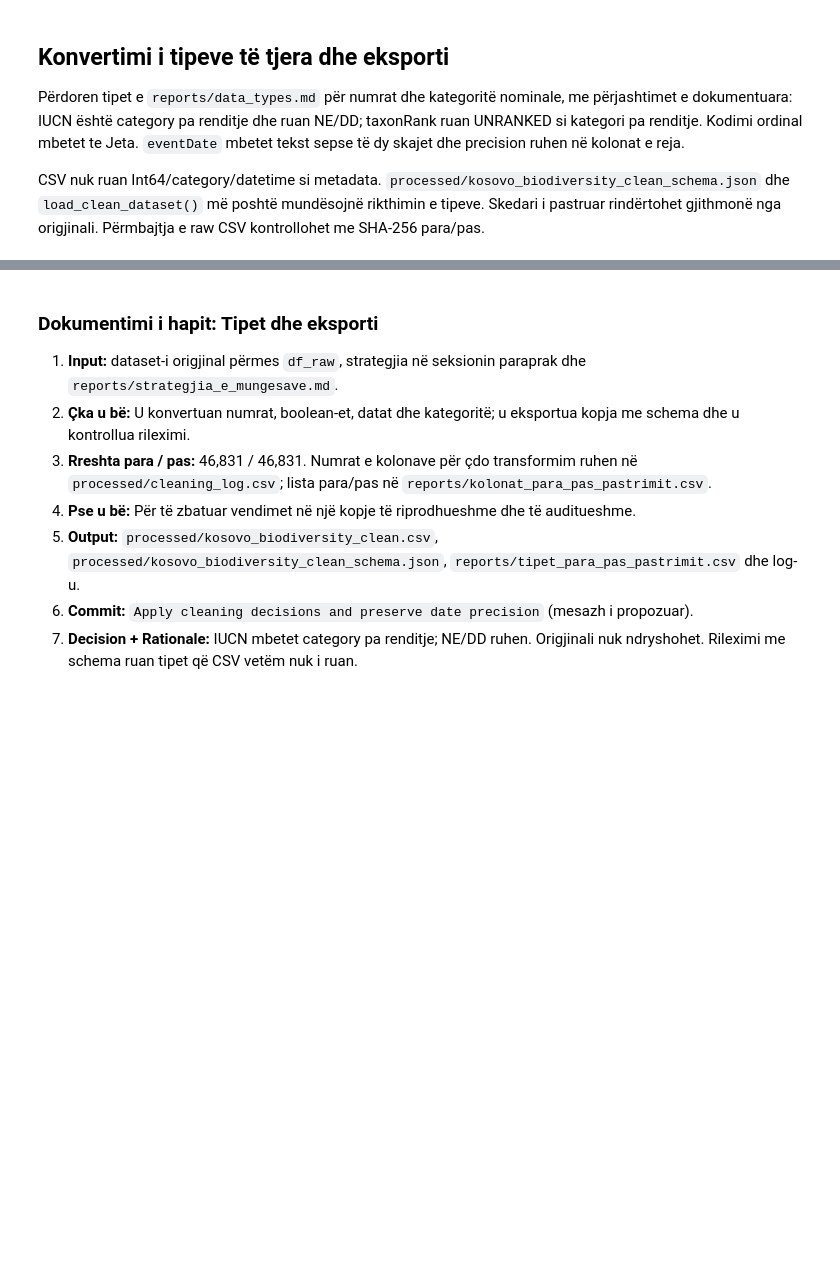
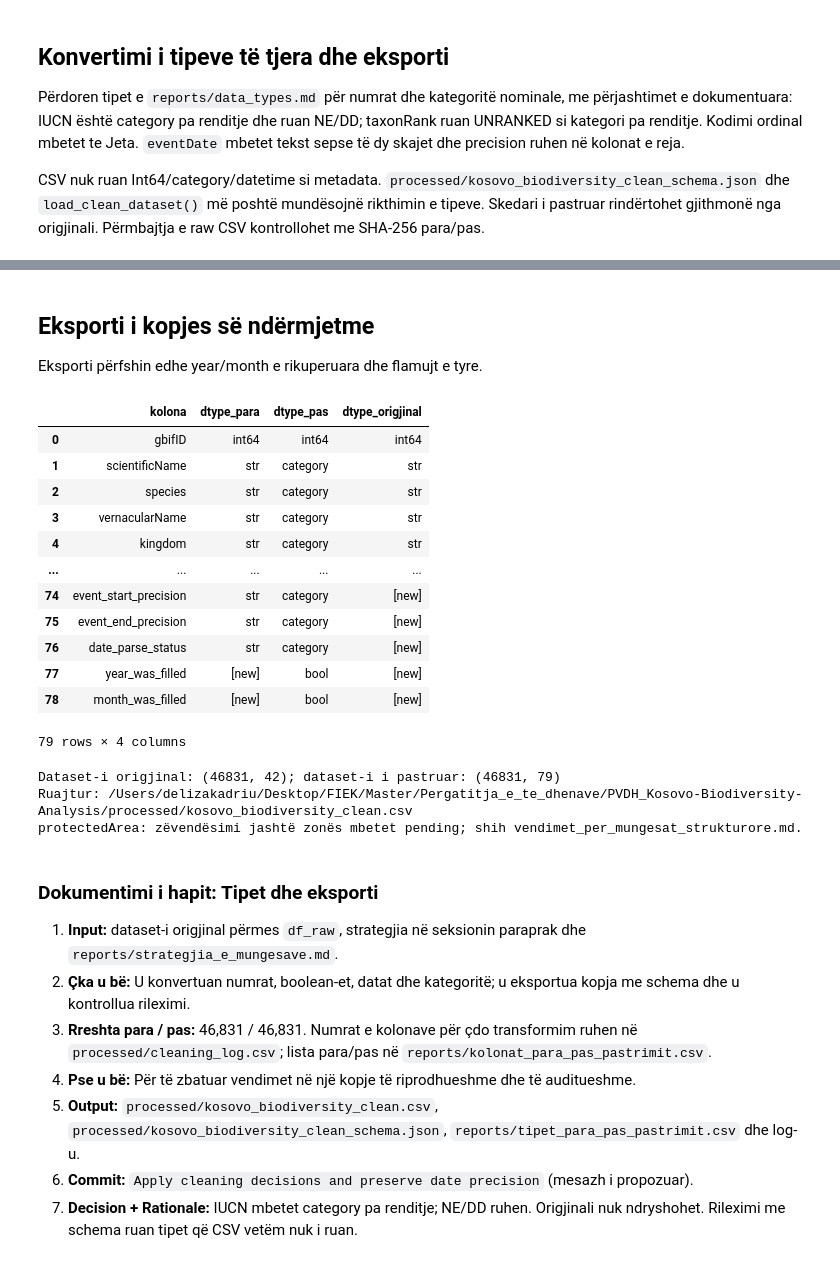
Before and after one commit to dafinakeqmezi/PVDH_Kosovo-Biodiversity-Analysis, a Jupyter notebook: notebooks/02_pastrimi.ipynb, the cells around one changed output, grey strips where cells are left out. Cells and saved outputs as stored; diff of their text form; code cells hidden in the pictures; blank space fills up the shorter version.

Commit message:
Add conservative year/month recovery and audit reports

```diff
--- a/notebooks/02_pastrimi.ipynb
+++ b/notebooks/02_pastrimi.ipynb
@@ -1059,3 +1104,81 @@ protectedArea: zëvendësimi jashtë zonës mbetet pending; shih vendimet_per_mu
+# %% [markdown]
+## Eksporti i kopjes së ndërmjetme
+
+Eksporti përfshin edhe year/month e rikuperuara dhe flamujt e tyre.
+# %%
+dtypes_report_clean = pd.DataFrame({"kolona": df_clean.columns, "dtype_para": [dtypes_before.get(c, "[new]") for c in df_clean],
+                                  "dtype_pas": df_clean.dtypes.astype(str).values,
+                                  "dtype_origjinal": [str(df_raw[c].dtype) if c in df_raw else "[new]" for c in df_clean]})
+dtypes_report_clean.to_csv(REPORTS_DIR / "tipet_para_pas_pastrimit.csv", index=False)
+column_inventory = pd.DataFrame({"kolona": list(df_raw.columns) + [c for c in df_clean if c not in df_raw]})
+column_inventory["para"] = column_inventory["kolona"].isin(df_raw.columns)
+column_inventory["pas"] = column_inventory["kolona"].isin(df_clean.columns)
+column_inventory["veprimi"] = np.select([~column_inventory["pas"], ~column_inventory["para"]], ["removed", "added"], default="kept")
+column_inventory.to_csv(REPORTS_DIR / "kolonat_para_pas_pastrimit.csv", index=False)
+
+assert df_clean["gbifID"].equals(df_raw["gbifID"])
+assert not df_clean["iucnRedListCategory"].cat.ordered
+assert df_clean["iucnRedListCategory"].astype("string").equals(df_raw["iucnRedListCategory"].astype("string"))
+pd.testing.assert_frame_equal(df_raw, pd.read_csv(DATA_PATH, low_memory=False))
+assert hashlib.sha256(DATA_PATH.read_bytes()).hexdigest() == raw_hash_before
+
+df_clean.to_csv(CLEAN_PATH, index=False)
+schema = {"source": "dataset/kosovo_overall_biodiversity.csv", "source_sha256": raw_hash_before,
+          "rows": len(df_clean), "columns": {}}
+for column in df_clean:
+    dtype = df_clean[column].dtype
+    spec = {"dtype": str(dtype)}
+    if isinstance(dtype, pd.CategoricalDtype):
+        spec.update(categories=df_clean[column].cat.categories.tolist(), ordered=dtype.ordered, categories_dtype=str(df_clean[column].cat.categories.dtype))
+    schema["columns"][column] = spec
+SCHEMA_PATH = PROCESSED_DIR / "kosovo_biodiversity_clean_schema.json"
+SCHEMA_PATH.write_text(json.dumps(schema, ensure_ascii=False, indent=2) + "\n", encoding="utf-8")
+
+def load_clean_dataset(path=CLEAN_PATH, schema_path=SCHEMA_PATH):
+    saved_schema = json.loads(Path(schema_path).read_text(encoding="utf-8"))
+    data = pd.read_csv(path, dtype="string", keep_default_na=False, na_values=[""])
+    assert list(data.columns) == list(saved_schema["columns"])
+    for column, spec in saved_schema["columns"].items():
+        dtype = spec["dtype"]
+        if dtype == "category":
+            assert data[column].dropna().isin(spec["categories"]).all()
+            categories = pd.Index(spec["categories"], dtype=spec["categories_dtype"])
+            data[column] = data[column].astype(pd.CategoricalDtype(categories, ordered=spec["ordered"]))
+        elif dtype.startswith("datetime64"):
+            data[column] = pd.to_datetime(data[column], errors="raise").astype(dtype)
+        elif dtype in ("bool", "boolean"):
+            assert data[column].dropna().isin(["True", "False"]).all()
+            data[column] = data[column].map({"True": True, "False": False}).astype(dtype)
+        else:
+            data[column] = data[column].astype(dtype)
+    assert len(data) == saved_schema["rows"]
+    return data
+
+reloaded_clean = load_clean_dataset()
+pd.testing.assert_frame_equal(df_clean, reloaded_clean, check_exact=False, rtol=1e-12, atol=1e-12)
+record_cleaning("export", df_clean.shape, "CSV e veçantë + schema; verifikuar rikthimi i tipeve dhe hash-i i origjinalit.", 0)
+pd.DataFrame(cleaning_counts).to_csv(REPORTS_DIR / "numerimet_e_pastrimit.csv", index=False)
+display(dtypes_report_clean)
+print(f"Dataset-i origjinal: {df_raw.shape}; dataset-i i pastruar: {df_clean.shape}")
+print(f"Ruajtur: {CLEAN_PATH}")
+print("protectedArea: zëvendësimi jashtë zonës mbetet pending; shih vendimet_per_mungesat_strukturore.md.")
+# %% [output]
+|  | kolona | dtype_para | dtype_pas | dtype_origjinal |
+| 0 | gbifID | int64 | int64 | int64 |
+| 1 | scientificName | str | category | str |
+| 2 | species | str | category | str |
+| 3 | vernacularName | str | category | str |
+| 4 | kingdom | str | category | str |
+| ... | ... | ... | ... | ... |
+| 74 | event_start_precision | str | category | [new] |
+| 75 | event_end_precision | str | category | [new] |
+| 76 | date_parse_status | str | category | [new] |
+| 77 | year_was_filled | [new] | bool | [new] |
+| 78 | month_was_filled | [new] | bool | [new] |
+79 rows × 4 columns
+Dataset-i origjinal: (46831, 42); dataset-i i pastruar: (46831, 79)
+Ruajtur: /Users/delizakadriu/Desktop/FIEK/Master/Pergatitja_e_te_dhenave/PVDH_Kosovo-Biodiversity-Analysis/processed/kosovo_biodiversity_clean.csv
+protectedArea: zëvendësimi jashtë zonës mbetet pending; shih vendimet_per_mungesat_strukturore.md.
 # %% [markdown]
 ### Dokumentimi i hapit: Tipet dhe eksporti
 
```
Also changed, not shown: parts of 4 cells of this notebook, 10 other files.
